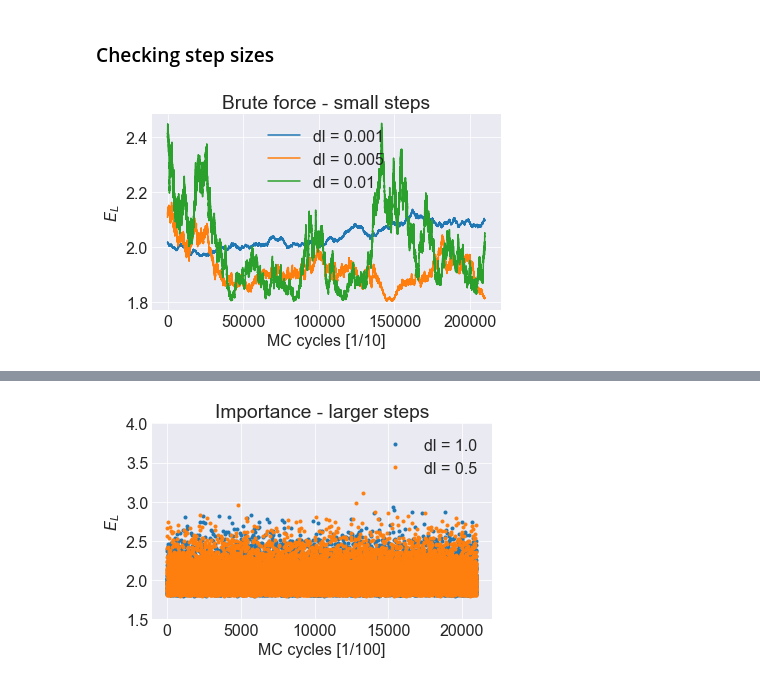
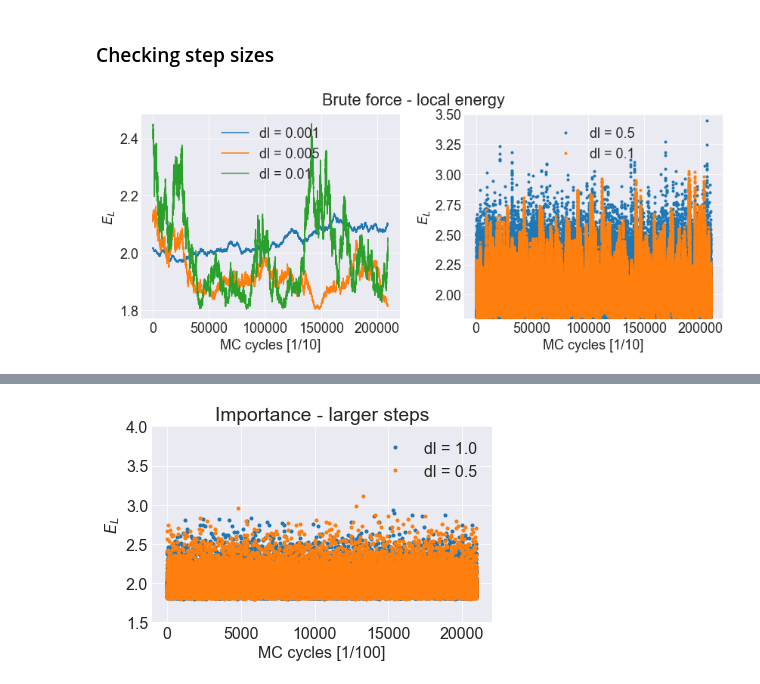
Before and after one commit to vildemjo/vmc_fermions, a Jupyter notebook: analysisscripts/plotting.ipynb, the cells around one changed output, grey strips where cells are left out. Drawn from its saved outputs; the diff is of its cells as text; code cells hidden in the pictures.

```diff
--- a/analysisscripts/plotting.ipynb
+++ b/analysisscripts/plotting.ipynb
@@ -531,24 +533,41 @@ It seems like if the guess is close to the correct value for $\alpha$ it is bett
 # %%
 E = loadtxt("../Output//exercise_d//allEnergies//analytical_2d_2p_stepsize_5_MC_21_brute_force_energy.txt", skiprows=5)
 E2 = loadtxt("../Output//exercise_d//allEnergies//analytical_2d_2p_stepsize_1_MC_21_brute_force_energy.txt", skiprows=5)
 E3 = loadtxt("../Output//exercise_d//allEnergies//analytical_2d_2p_stepsize_10_MC_21_brute_force_energy.txt", skiprows=5)
-E4 = loadtxt("../Output//exercise_d//allEnergies//analytical_2d_2p_stepsize_50_MC_21_brute_force_energy.txt", skiprows=5)
+# E4 = loadtxt("../Output//exercise_d//allEnergies//analytical_2d_2p_stepsize_50_MC_21_brute_force_energy.txt", skiprows=5)
 
 E_less = E[0::10]
 E2_less = E2[0::10]
 E3_less = E3[0::10]
-E4_less = E4[0::10]
+# E4_less = E4[0::10]
 
-figure()
-title("Brute force - small steps")
+figure(figsize=(12,5))
+suptitle("Brute force - local energy", y=1.005)
+subplot(1,2,1)
 ylabel("$E_L$")
 xlabel("MC cycles [1/10]")
 plot(E2_less, label="dl = 0.001")
 plot(E_less, label="dl = 0.005")
 plot(E3_less, label="dl = 0.01")
 # plot(E4_less, label="dl = 0.05")
 legend()
+
+E = loadtxt("../Output//exercise_d//allEnergies//analytical_2d_2p_stepsize_500_MC_21_brute_force_energy.txt", skiprows=5)
+E2 = loadtxt("../Output//exercise_d//allEnergies//analytical_2d_2p_stepsize_100_MC_21_brute_force_energy.txt", skiprows=5)
+
+E_less = E[0::10]
+E2_less = E2[0::10]
+
+subplot(1,2,2)
+# title("Brute force - larger steps")
+ylabel("$E_L$")
+xlabel("MC cycles [1/10]")
+ylim([1.8-0.001, 3.5])
+plot(E_less,"." ,label="dl = 0.5")
+plot(E2_less,"." ,label="dl = 0.1")
+legend()
 tight_layout()
-savefig("../Results/brute_force_small_steps.png")
+
+savefig("../Results/local_energy_step_sizes.png")
 # %% [output]
-[figure, old version]
+[figure, new version]
```
Also changed, not shown: parts of 9 cells of this notebook, 21 other files.
